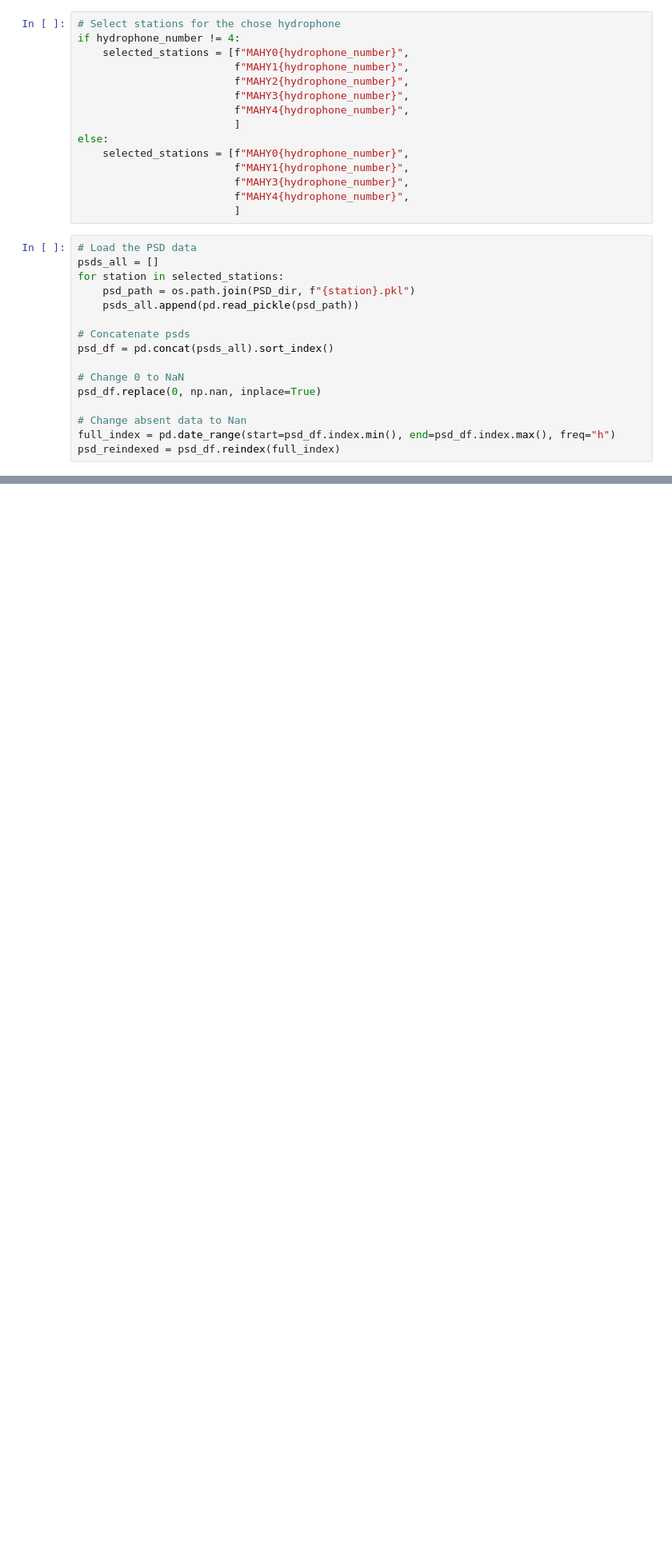
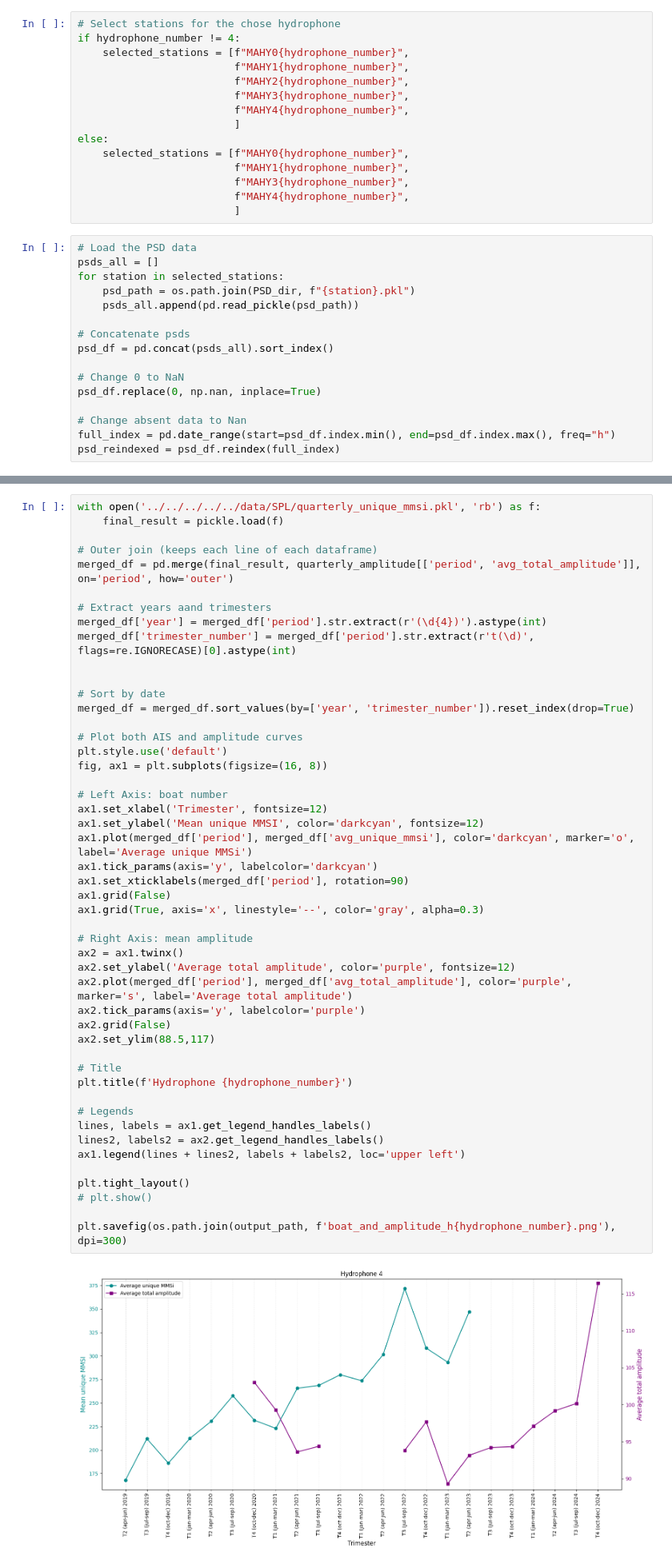
Before and after one commit to InesMonge/hydro_toolbox, a Jupyter notebook: notebooks/version_pandas/data_visualisation/sound_amplitude/glob_amplitude.ipynb, the cells around one changed output, grey strips where cells are left out. Shown at 80% size. Drawn from its saved outputs; the diff is of its cells as text; blank space fills up the shorter version.

```diff
--- a/notebooks/version_pandas/data_visualisation/sound_amplitude/glob_amplitude.ipynb
+++ b/notebooks/version_pandas/data_visualisation/sound_amplitude/glob_amplitude.ipynb
@@ -43 +91,51 @@ psd_reindexed = psd_df.reindex(full_index)
+# %%
+with open('../../../../../data/SPL/quarterly_unique_mmsi.pkl', 'rb') as f:
+    final_result = pickle.load(f)
+
+# Outer join (keeps each line of each dataframe)
+merged_df = pd.merge(final_result, quarterly_amplitude[['period', 'avg_total_amplitude']], on='period', how='outer')
+
+# Extract years aand trimesters
+merged_df['year'] = merged_df['period'].str.extract(r'(\d{4})').astype(int)
+merged_df['trimester_number'] = merged_df['period'].str.extract(r't(\d)', flags=re.IGNORECASE)[0].astype(int)
+
+
+# Sort by date
+merged_df = merged_df.sort_values(by=['year', 'trimester_number']).reset_index(drop=True)
+
+# Plot both AIS and amplitude curves
+plt.style.use('default')
+fig, ax1 = plt.subplots(figsize=(16, 8))
+
+# Left Axis: boat number
+ax1.set_xlabel('Trimester', fontsize=12)
+ax1.set_ylabel('Mean unique MMSI', color='darkcyan', fontsize=12)
+ax1.plot(merged_df['period'], merged_df['avg_unique_mmsi'], color='darkcyan', marker='o', label='Average unique MMSi')
+ax1.tick_params(axis='y', labelcolor='darkcyan')
+ax1.set_xticklabels(merged_df['period'], rotation=90)
+ax1.grid(False)
+ax1.grid(True, axis='x', linestyle='--', color='gray', alpha=0.3)
+
+# Right Axis: mean amplitude
+ax2 = ax1.twinx()
+ax2.set_ylabel('Average total amplitude', color='purple', fontsize=12)
+ax2.plot(merged_df['period'], merged_df['avg_total_amplitude'], color='purple', marker='s', label='Average total amplitude')
+ax2.tick_params(axis='y', labelcolor='purple')
+ax2.grid(False)
+ax2.set_ylim(88.5,117)
+
+# Title
+plt.title(f'Hydrophone {hydrophone_number}')
+
+# Legends
+lines, labels = ax1.get_legend_handles_labels()
+lines2, labels2 = ax2.get_legend_handles_labels()
+ax1.legend(lines + lines2, labels + labels2, loc='upper left')
+
+plt.tight_layout()
+# plt.show()
+
+plt.savefig(os.path.join(output_path, f'boat_and_amplitude_h{hydrophone_number}.png'), dpi=300)
+# %% [output]
+[figure, added]
 # %%
```
Also changed, not shown: parts of 5 cells of this notebook, 12 other files.
